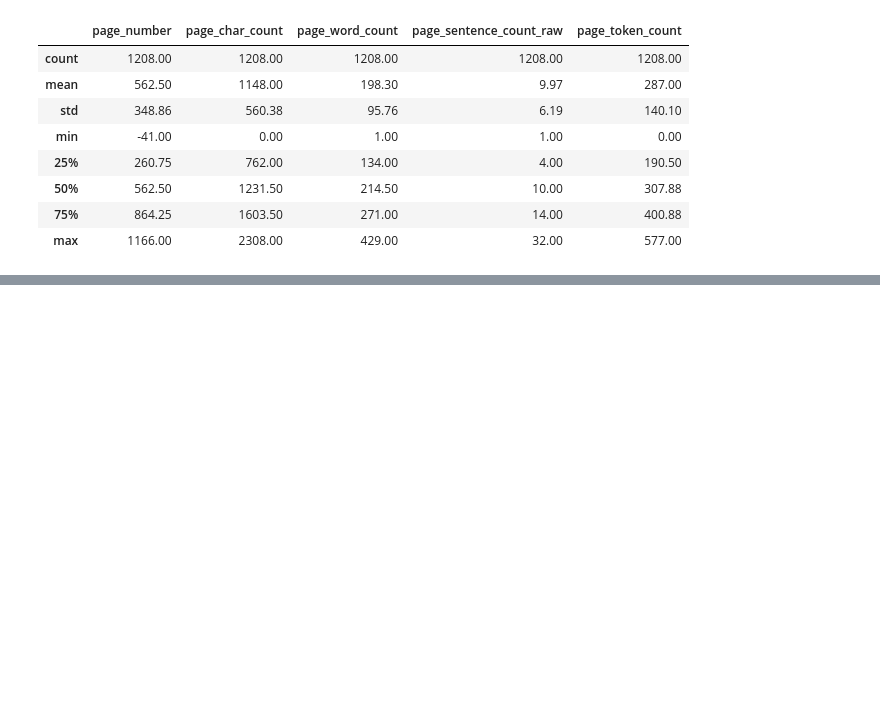
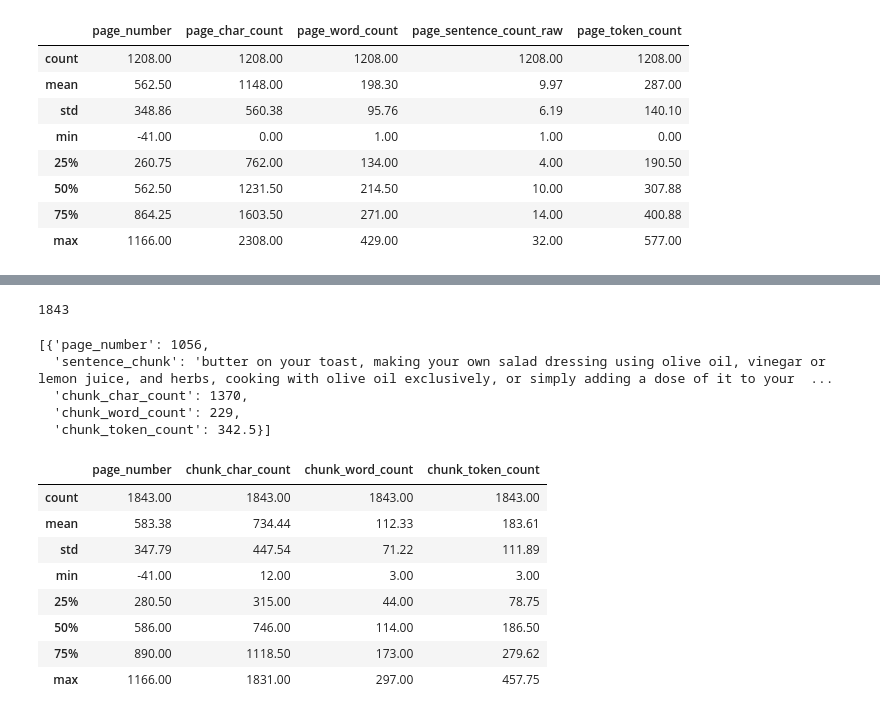
Before and after one commit to aditya040891/Retrieval-Augmented-Generation--RAG--from-scratch, a Jupyter notebook: 00_simple_local_rag.ipynb, the cells around one changed output, grey strips where cells are left out. Cells and saved outputs as stored; diff of their text form; code cells hidden in the pictures; blank space fills up the shorter version.

```diff
--- a/00_simple_local_rag.ipynb
+++ b/00_simple_local_rag.ipynb
@@ -248,0 +285,9 @@ For example, an embedding model may have been trained to embed sequences of 384
+# %%
+for item in tqdm(pages_and_texts):
+  item["sentences"] = list(nlp(item["text"]).sents)
+
+  # Make sure all sentences are strings (default type is a spaCy datatype)
+  item["sentences"] = [str(sentence) for sentence in item["sentences"]]
+
+  # Count the sentences
+  item["page_sentence_count_spacy"] = len(item["sentences"])
@@ -248,0 +362,6 @@ For example, an embedding model may have been trained to embed sequences of 384
+# %%
+# Loop through pages and texts and split sentences into chunks
+for item in tqdm(pages_and_texts):
+  item["sentence_chunks"] = split_list(input_list = item["sentences"],
+                                       slice_size = num_sentence_chunk_size)
+  item["num_chunks"] = len(item["sentence_chunks"])
@@ -248,0 +406,48 @@ For example, an embedding model may have been trained to embed sequences of 384
+# %%
+import re
+
+# Split each chunk into its own item
+pages_and_chunks = []
+
+for item in tqdm(pages_and_texts):
+    for sentence_chunk in item["sentence_chunks"]:
+        chunk_dict = {}
+        chunk_dict["page_number"] = item["page_number"]
+
+        # Join the sentences together into paragraph like structure, aka join the list of sentences into one paragraph
+        joined_sentence_chunk = "".join(sentence_chunk).replace("  ", " ").strip()
+        joined_sentence_chunk = re.sub(r'\.([A-Z])', r'. \1', joined_sentence_chunk)  #  ".A" => ". A" (will work for any capital letter)
+
+        chunk_dict["sentence_chunk"] = joined_sentence_chunk
+
+        # Get some stats on our chunks
+        chunk_dict["chunk_char_count"] = len(joined_sentence_chunk)
+        chunk_dict["chunk_word_count"] = len([word for word in joined_sentence_chunk.split(" ")])
+        chunk_dict["chunk_token_count"] = len(joined_sentence_chunk) / 4  # 1 token = ~ 4 chunks
+
+        pages_and_chunks.append(chunk_dict)
+
+len(pages_and_chunks)
+# %% [output]
+1843
+# %%
+random.sample(pages_and_chunks, k=1)
+# %% [output]
+[{'page_number': 1056,
+  'sentence_chunk': 'butter on your toast, making your own salad dressing using olive oil, vinegar or lemon juice, and herbs, cooking with olive oil exclusively, or simply adding a dose of it to your  ...
+  'chunk_char_count': 1370,
+  'chunk_word_count': 229,
+  'chunk_token_count': 342.5}]
+# %%
+df = pd.DataFrame(pages_and_chunks)
+df.describe().round(2)
+# %% [output]
+|  | page_number | chunk_char_count | chunk_word_count | chunk_token_count |
+| count | 1843.00 | 1843.00 | 1843.00 | 1843.00 |
+| mean | 583.38 | 734.44 | 112.33 | 183.61 |
+| std | 347.79 | 447.54 | 71.22 | 111.89 |
+| min | -41.00 | 12.00 | 3.00 | 3.00 |
+| 25% | 280.50 | 315.00 | 44.00 | 78.75 |
+| 50% | 586.00 | 746.00 | 114.00 | 186.50 |
+| 75% | 890.00 | 1118.50 | 173.00 | 279.62 |
+| max | 1166.00 | 1831.00 | 297.00 | 457.75 |
```
Also changed, not shown: parts of 20 cells of this notebook.
